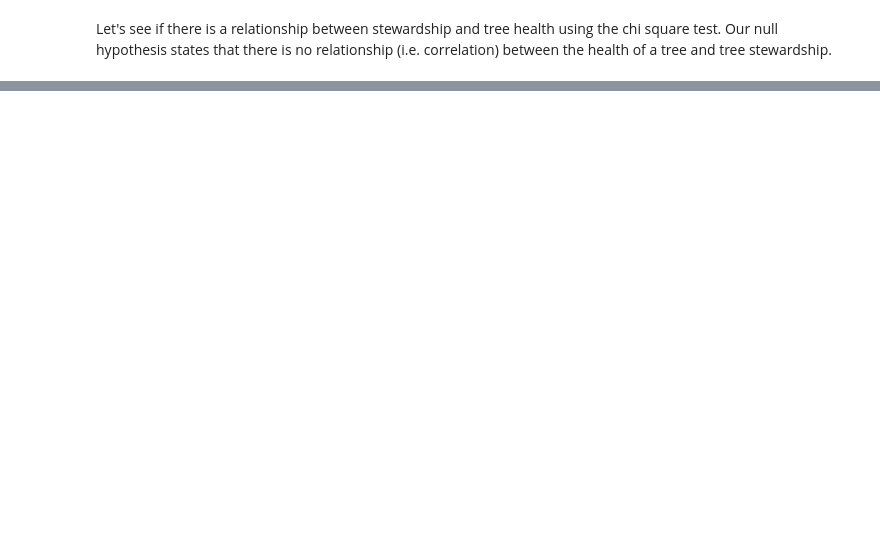
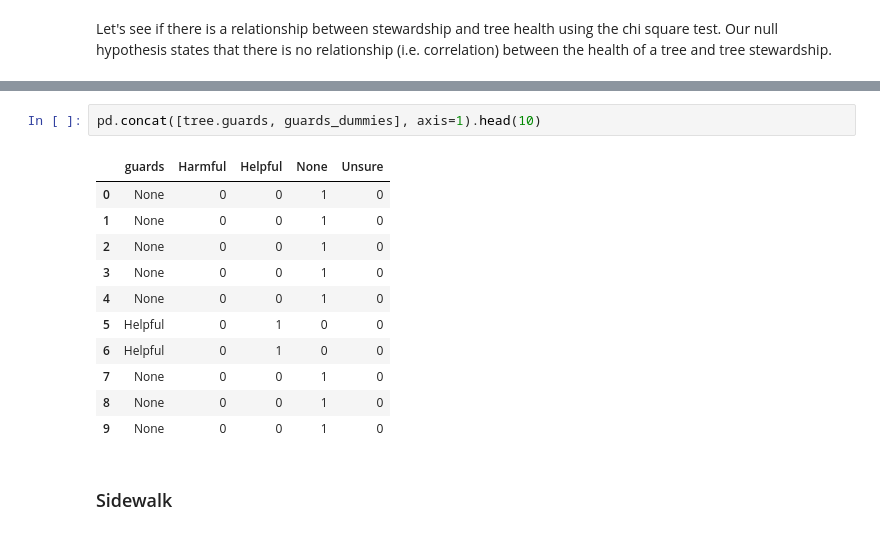
Before and after one commit to annasophiat/tree-health-census, a Jupyter notebook: tree_census_statistical_analysis.ipynb, the cells around one changed output, grey strips where cells are left out. Drawn from its saved outputs; the diff is of its cells as text; blank space fills up the shorter version.

```diff
--- a/tree_census_statistical_analysis.ipynb
+++ b/tree_census_statistical_analysis.ipynb
@@ -189,0 +304,16 @@ Let's see if there is a relationship between stewardship and tree health using t
+# %%
+pd.concat([tree.guards, guards_dummies], axis=1).head(10)
+# %% [output]
+|  | guards | Harmful | Helpful | None | Unsure |
+| 0 | None | 0 | 0 | 1 | 0 |
+| 1 | None | 0 | 0 | 1 | 0 |
+| 2 | None | 0 | 0 | 1 | 0 |
+| 3 | None | 0 | 0 | 1 | 0 |
+| 4 | None | 0 | 0 | 1 | 0 |
+| 5 | Helpful | 0 | 1 | 0 | 0 |
+| 6 | Helpful | 0 | 1 | 0 | 0 |
+| 7 | None | 0 | 0 | 1 | 0 |
+| 8 | None | 0 | 0 | 1 | 0 |
+| 9 | None | 0 | 0 | 1 | 0 |
+# %% [markdown]
+### Sidewalk
```
Also changed, not shown: parts of 29 cells of this notebook.
